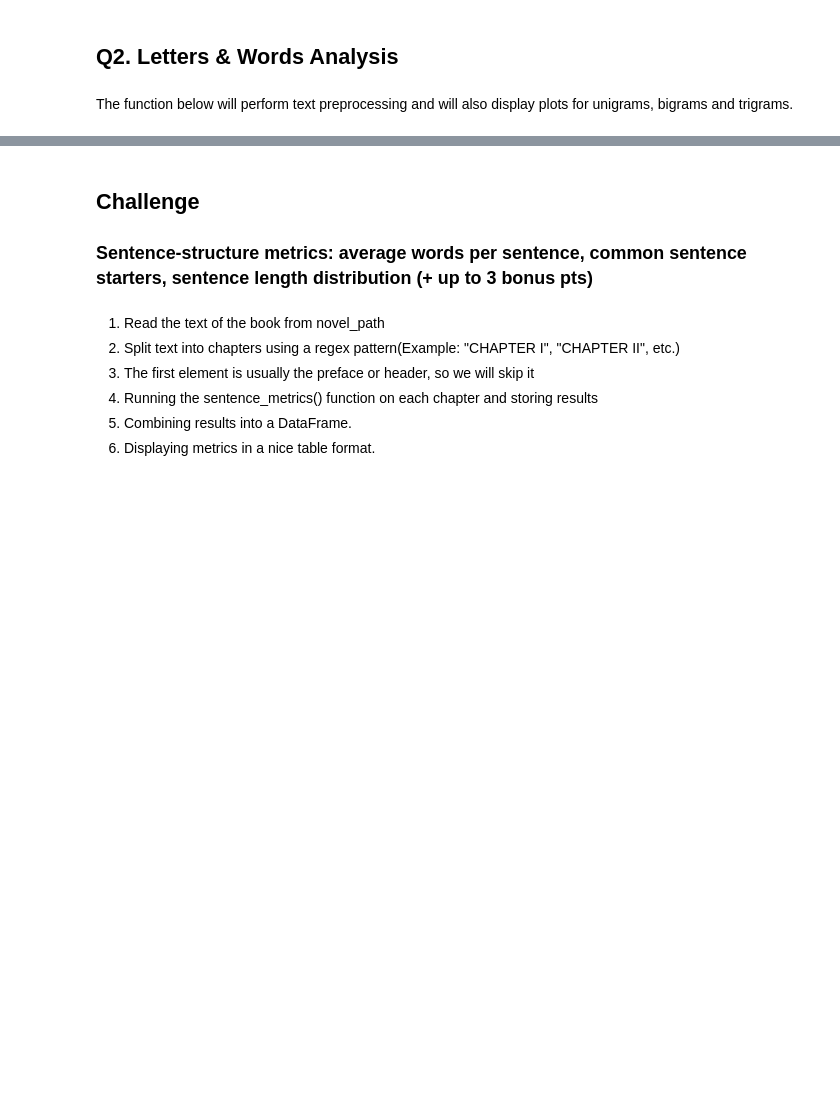
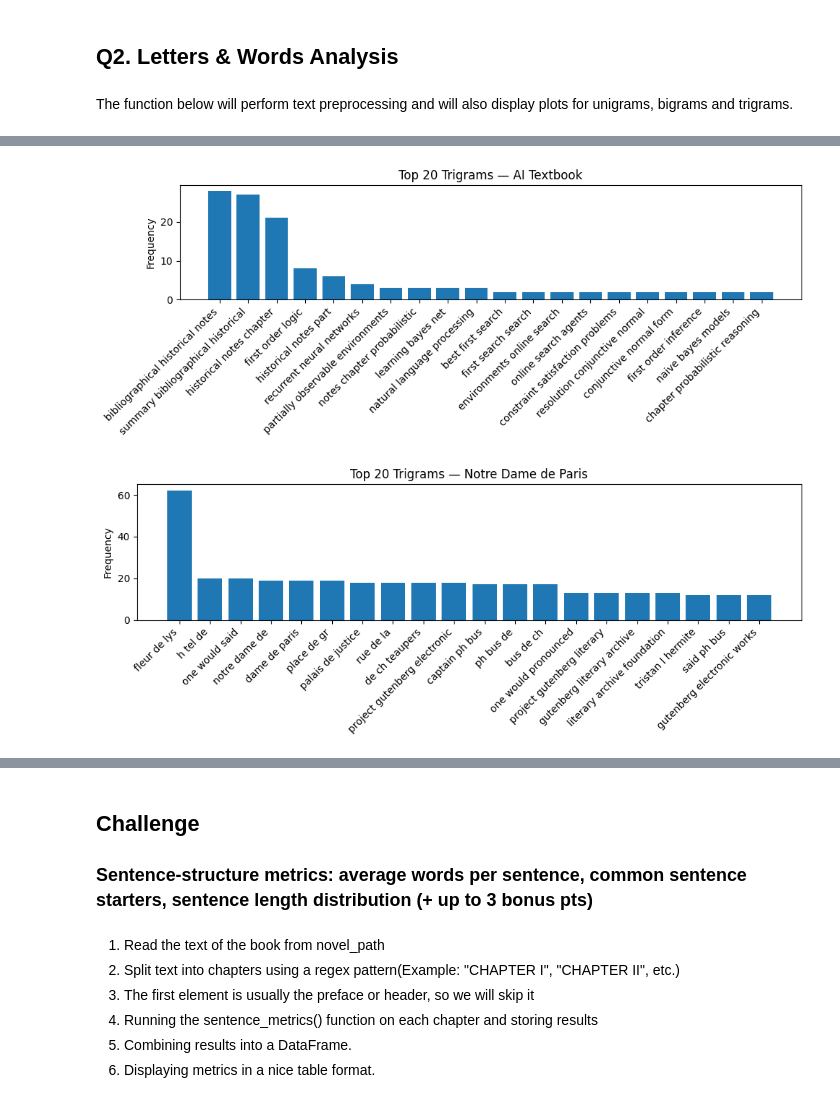
Before and after one commit to stephaniebie/book_analysis, a Jupyter notebook: Final_Report.ipynb, the cells around one changed output, grey strips where cells are left out. Saved outputs shown, nothing was run; the diff lists cells and outputs as text; code cells hidden in the pictures; blank space fills up the shorter version.

```diff
--- a/Final_Report.ipynb
+++ b/Final_Report.ipynb
@@ -212,0 +240,6 @@ gutenberg literary archive -> 13
+# %%
+plot_top_n(ai_results["trigram_freq"], "Top 20 Trigrams — AI Textbook")
+plot_top_n(notre_dame_results["trigram_freq"], "Top 20 Trigrams — Notre Dame de Paris")
+# %% [output]
+[figure, added]
+[figure, added]
```
Also changed, not shown: parts of 11 cells of this notebook, 4 other files.
